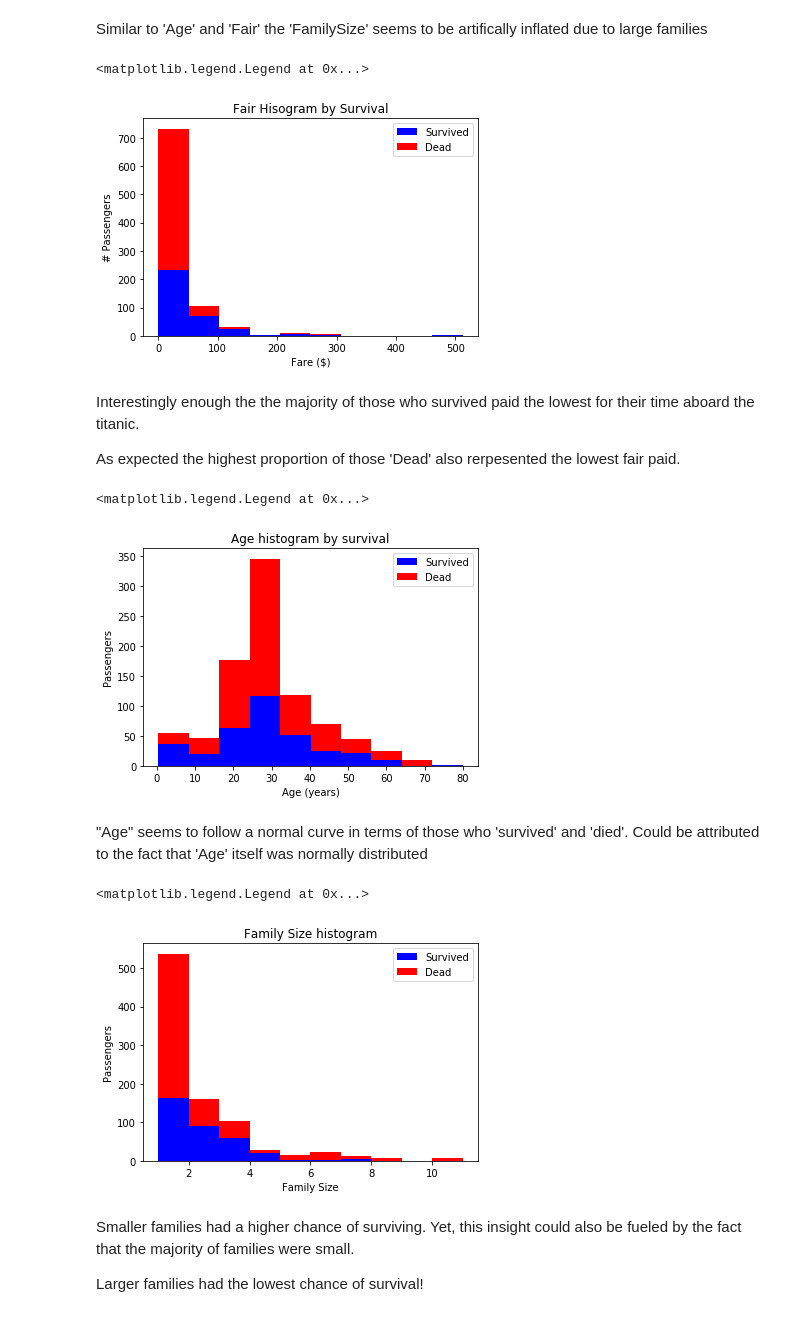
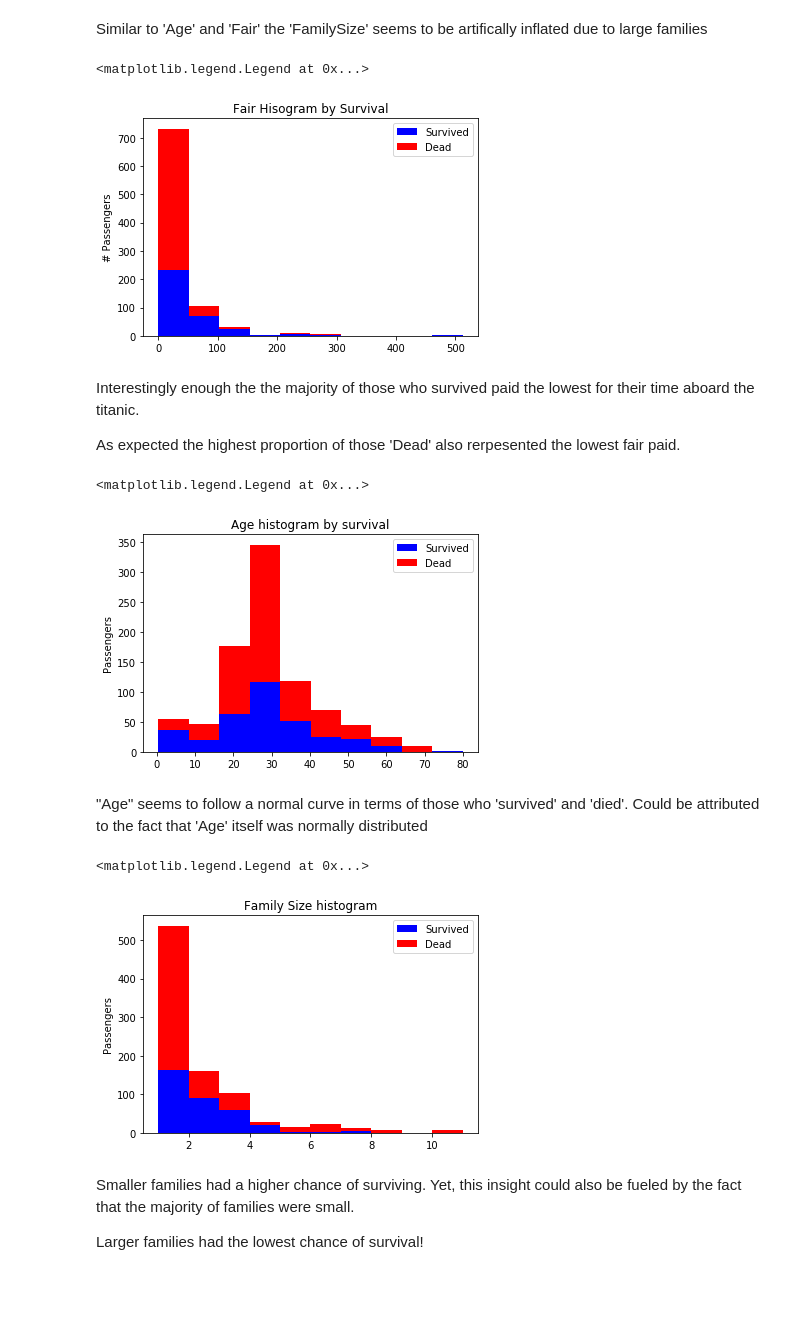
Before and after one commit to kho226/kaggle, a Jupyter notebook: titanic/titanic.ipynb, the cells around one changed output. Drawn from its saved outputs; the diff is of its cells as text; code cells hidden in the pictures; blank space fills up the shorter version.

```diff
--- a/titanic/titanic.ipynb
+++ b/titanic/titanic.ipynb
@@ -438,17 +440,18 @@ Similar to 'Age' and 'Fair' the 'FamilySize' seems to be artifically inflated du
 # %%
 plt.hist(x=[train_copy[train_copy['Survived'] == 1]['Fare'], train_copy[train_copy['Survived'] == 0]['Fare']],
          stacked=True,
         color=['b','r'],
         label=['Survived','Dead'])
 
 plt.title('Fair Hisogram by Survival')
 plt.ylabel('# Passengers')
-plt.xlabel('Fare ($)')
+
+
 
 plt.legend()
 # %% [output]
 <matplotlib.legend.Legend at 0x...>
-[figure, old version]
+[figure, new version]
 # %% [markdown]
 Interestingly enough the the majority of those who survived paid the lowest for their time aboard the titanic.
 
@@ -461,13 +464,12 @@ plt.hist(x=[train_copy[train_copy['Survived'] == 1]['Age'], train_copy[train_cop
 
 
 plt.title("Age histogram by survival")
-plt.xlabel('Age (years)')
 plt.ylabel("Passengers")
 
 plt.legend()
 # %% [output]
 <matplotlib.legend.Legend at 0x...>
-[figure, old version]
+[figure, new version]
 # %% [markdown]
 "Age" seems to follow a normal curve in terms of those who 'survived' and 'died'. Could be attributed to the fact that 'Age' itself was normally distributed
 # %%
@@ -480,12 +482,11 @@ plt.hist(
 
 plt.title("Family Size histogram")
 plt.ylabel("Passengers")
-plt.xlabel("Family Size")
 
 plt.legend()
 # %% [output]
 <matplotlib.legend.Legend at 0x...>
-[figure, old version]
+[figure, new version]
 # %% [markdown]
 Smaller families had a higher chance of surviving. Yet, this insight could also be fueled by the fact that the majority of families were small.
 
```
Also changed, not shown: parts of 49 cells of this notebook.
